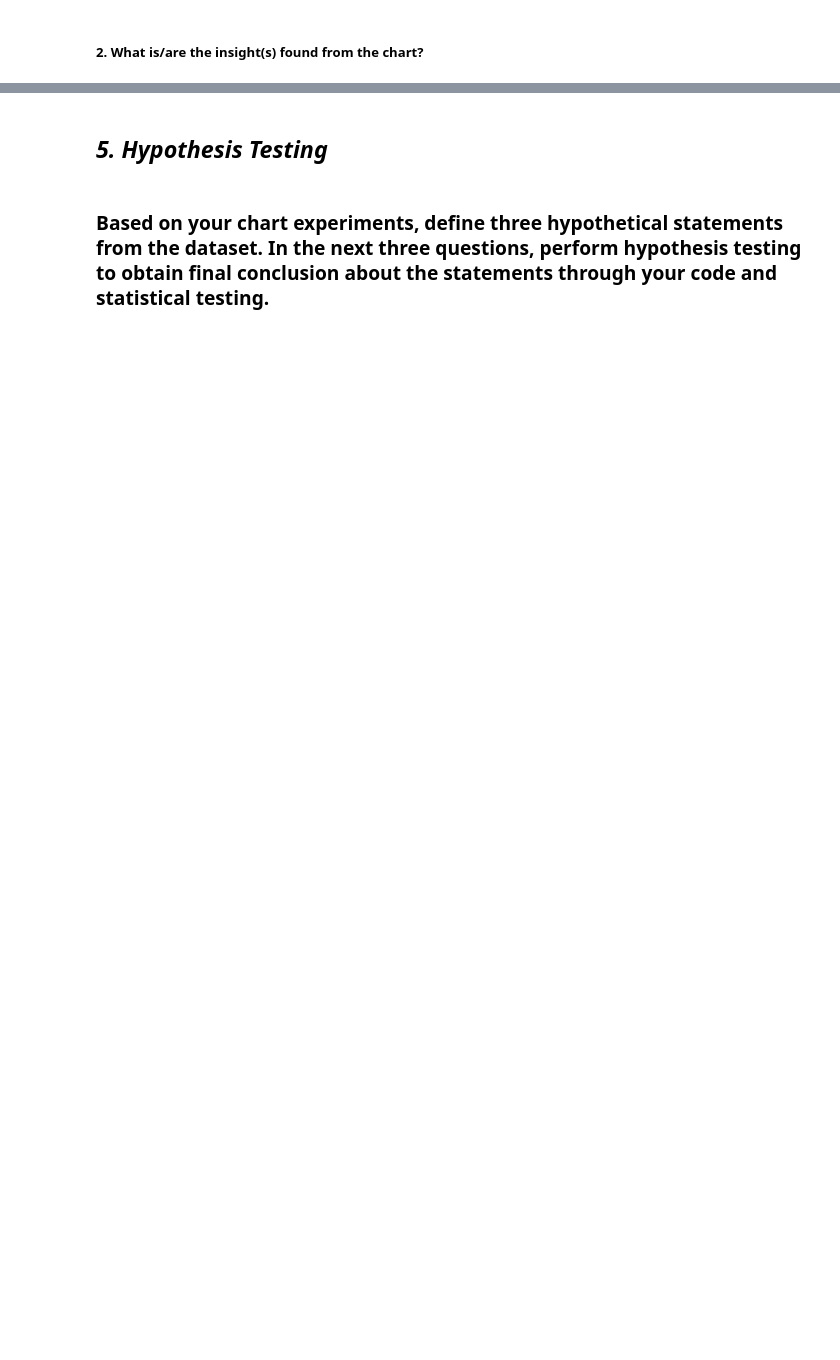
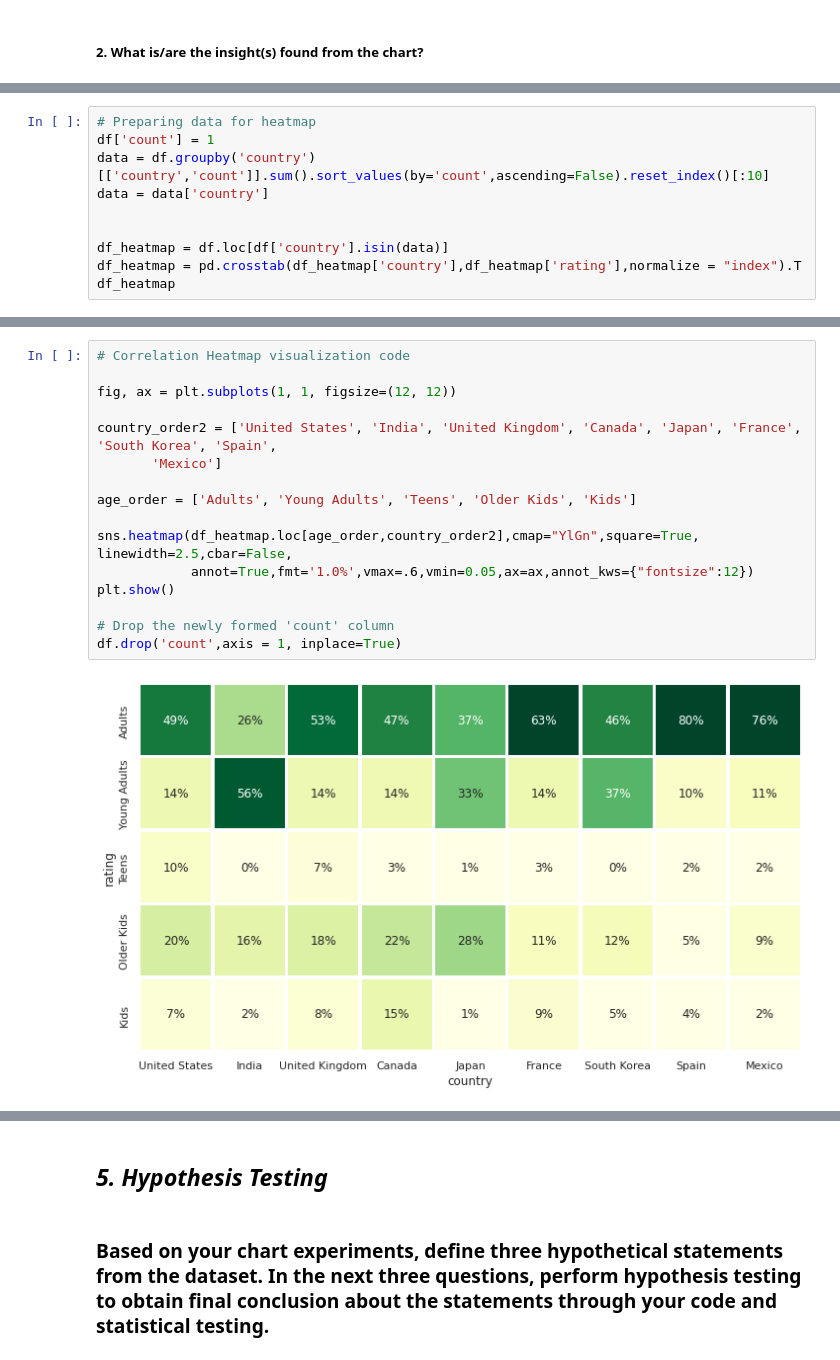
Before and after one commit to iamNirmeshGupta/Netflix-Movies-And-TV-Shows-Clustering, a Jupyter notebook: Netflix_Movies_And_TV_Shows_Clustering_Nirmesh_Gupta_Unsupervised_Capstone_Project.ipynb, the cells around one changed output, grey strips where cells are left out. Drawn from its saved outputs; the diff is of its cells as text; blank space fills up the shorter version.

```diff
--- a/Netflix_Movies_And_TV_Shows_Clustering_Nirmesh_Gupta_Unsupervised_Capstone_Project.ipynb
+++ b/Netflix_Movies_And_TV_Shows_Clustering_Nirmesh_Gupta_Unsupervised_Capstone_Project.ipynb
@@ -1157,0 +1190,10 @@ Answer Here
+# %%
+# Preparing data for heatmap
+df['count'] = 1
+data = df.groupby('country')[['country','count']].sum().sort_values(by='count',ascending=False).reset_index()[:10]
+data = data['country']
+
+
+df_heatmap = df.loc[df['country'].isin(data)]
+df_heatmap = pd.crosstab(df_heatmap['country'],df_heatmap['rating'],normalize = "index").T
+df_heatmap
@@ -1157,0 +1208,18 @@ Answer Here
+# %%
+# Correlation Heatmap visualization code
+
+fig, ax = plt.subplots(1, 1, figsize=(12, 12))
+
+country_order2 = ['United States', 'India', 'United Kingdom', 'Canada', 'Japan', 'France', 'South Korea', 'Spain',
+       'Mexico']
+
+age_order = ['Adults', 'Young Adults', 'Teens', 'Older Kids', 'Kids']
+
+sns.heatmap(df_heatmap.loc[age_order,country_order2],cmap="YlGn",square=True, linewidth=2.5,cbar=False,
+            annot=True,fmt='1.0%',vmax=.6,vmin=0.05,ax=ax,annot_kws={"fontsize":12})
+plt.show()
+
+# Drop the newly formed 'count' column
+df.drop('count',axis = 1, inplace=True)
+# %% [output]
+[figure, added]
```
Also changed, not shown: parts of 64 cells of this notebook.
